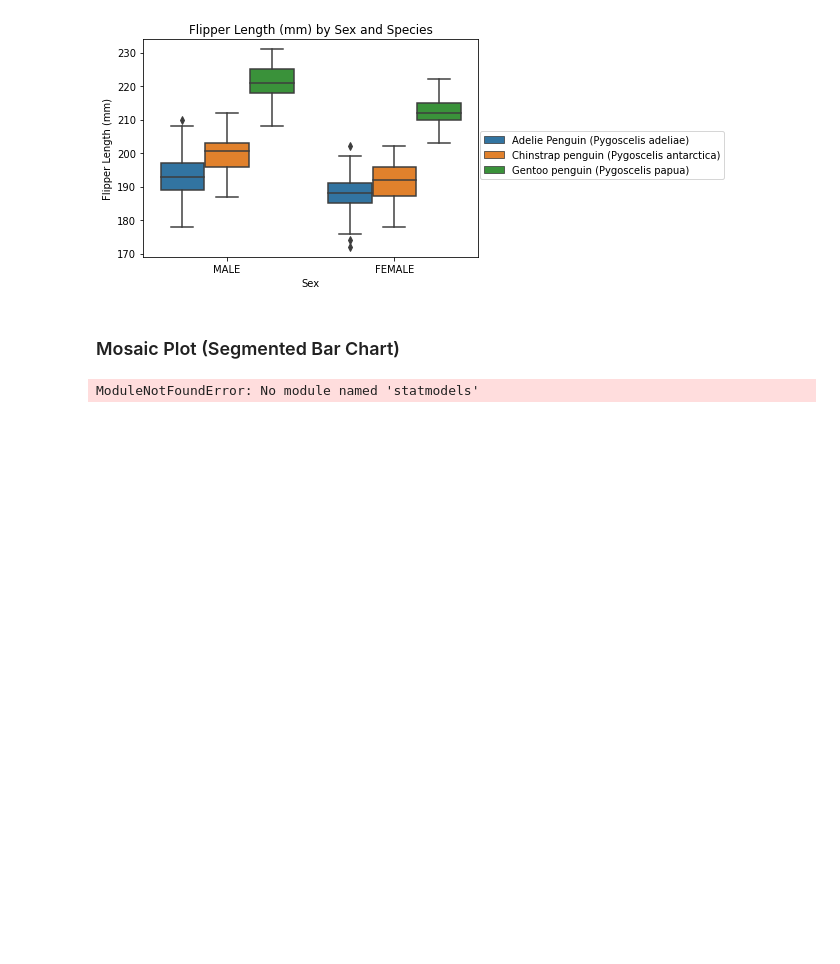
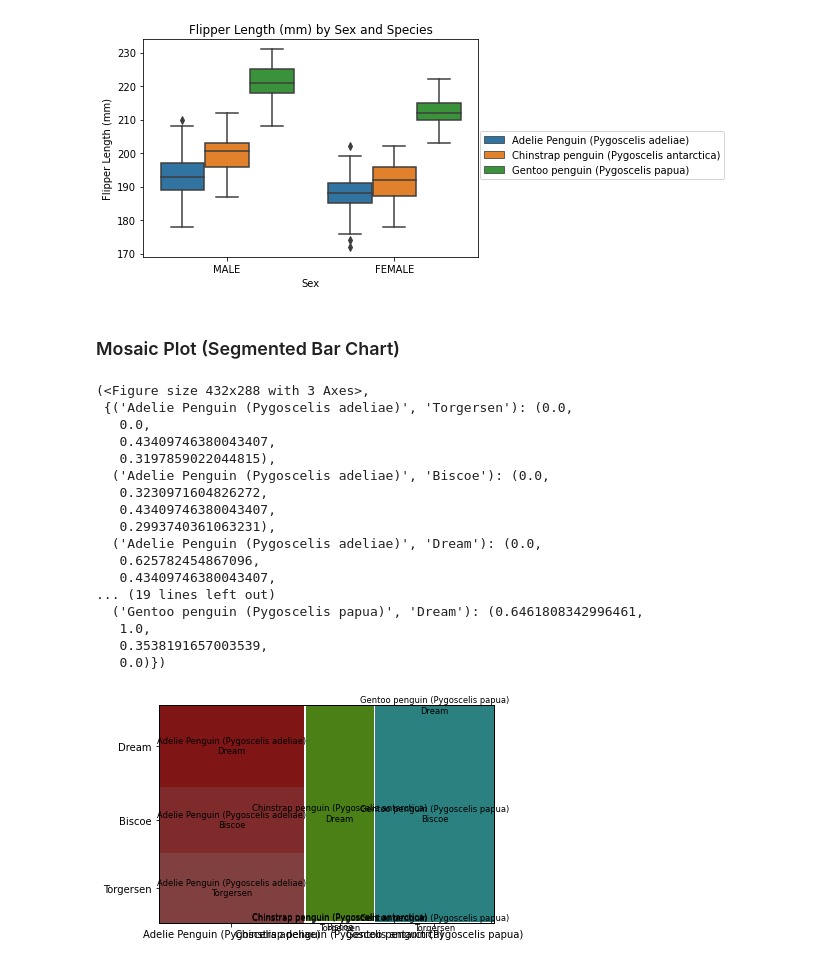
Before and after one commit to vnguyen24/SURF2022, a Jupyter notebook: Session3/Teaching3.ipynb, the cells around one changed output. Cells and saved outputs as stored; diff of their text form; code cells hidden in the pictures; blank space fills up the shorter version.

Commit message:
Mosaicplot

```diff
--- a/Session3/Teaching3.ipynb
+++ b/Session3/Teaching3.ipynb
@@ -188,11 +188,30 @@ plt.show()
 # %%
 # Add libraries
 import pandas as pd
 import seaborn as sns
 import matplotlib.pyplot as plt
-from statmodels.graphics.mosaicplot import mosaic
+from statsmodels.graphics.mosaicplot import mosaic
 
 # Create DataFrame using pandas
 df = pd.read_csv("penguins_wrangled.csv")
+
+mosaic(df, index = ["Species", "Island"])
 # %% [output]
-ModuleNotFoundError: No module named 'statmodels'
+(<Figure size 432x288 with 3 Axes>,
+ {('Adelie Penguin (Pygoscelis adeliae)', 'Torgersen'): (0.0,
+   0.0,
+   0.43409746380043407,
+   0.3197859022044815),
+  ('Adelie Penguin (Pygoscelis adeliae)', 'Biscoe'): (0.0,
+   0.3230971604826272,
+   0.43409746380043407,
+   0.2993740361063231),
+  ('Adelie Penguin (Pygoscelis adeliae)', 'Dream'): (0.0,
+   0.625782454867096,
+   0.43409746380043407,
+... (19 lines left out)
+  ('Gentoo penguin (Pygoscelis papua)', 'Dream'): (0.6461808342996461,
+   1.0,
+   0.3538191657003539,
+   0.0)})
+[figure, added]
```
